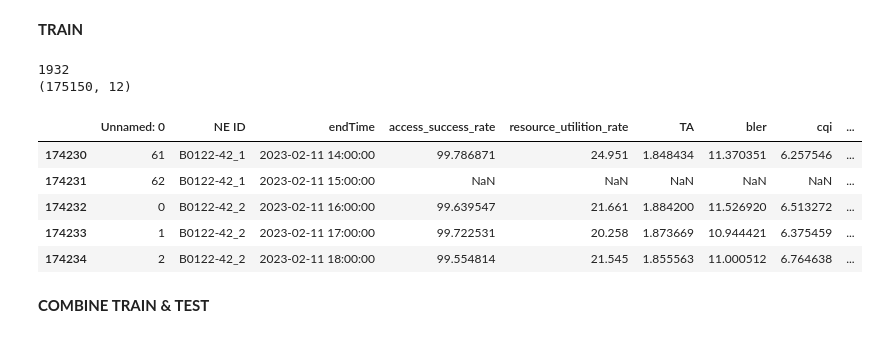
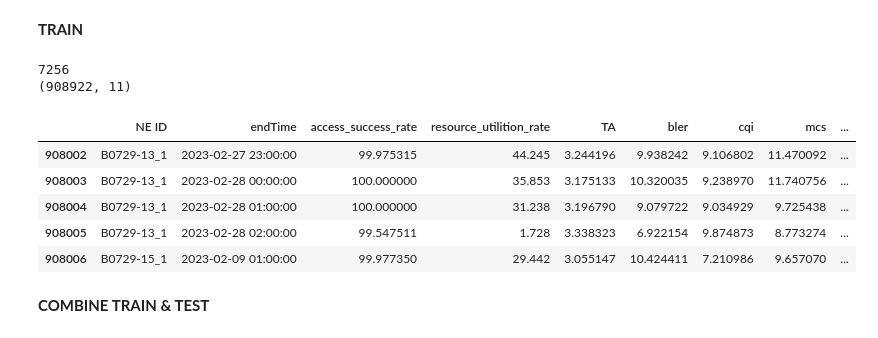
Before and after one commit to ITU-AI-ML-in-5G-Challenge/Fault-impact-analysis-2023-Challenge, a Jupyter notebook: 2. aDATA READING AND VISUALIZATIONS.ipynb, the cells around one changed output. Saved outputs shown, nothing was run; the diff lists cells and outputs as text; code cells hidden in the pictures.

```diff
--- a/2. aDATA READING AND VISUALIZATIONS.ipynb
+++ b/2. aDATA READING AND VISUALIZATIONS.ipynb
@@ -79,5 +31,5 @@ print(test.head())
 # %%
-path=r"D:\ZINDI\TABULAR\Fault Impact Analysis Towards Service-Oriented Network Operation & Maintenanceby ITU\ZINDI\train"
+path=r"F:\ZINDI\validation_clean"
 file_list = os.listdir(path)
 
 all_dataframes_val = []
@@ -85,7 +37,7 @@ for filename in file_list:
     file_path = os.path.join(path, filename)  # Use os.path.join() to get the full file path
     if filename.lower().endswith('.csv'):
         df_val = pd.read_csv(file_path)
-        #df_val=df_val.drop(columns=["Unnamed: 0"])
+        df_val=df_val.drop(columns=["Unnamed: 0"])
         df_val["NE ID"]=df_val["NE ID"]+"_"+filename.split("_")[1].replace(".csv", "").replace(" ", "")
         all_dataframes_val.append(df_val)
 
@@ -102,35 +63,35 @@ test.head()
 # %% [markdown]
 **TRAIN**
 # %%
-path=r"D:\ZINDI\TABULAR\Fault Impact Analysis Towards Service-Oriented Network Operation & Maintenanceby ITU\ZINDI\validation_clean"
+path=r"F:\ZINDI\train"
 file_list = os.listdir(path)
 
 all_dataframes_train = []
 for filename in file_list:
     file_path = os.path.join(path, filename)  # Use os.path.join() to get the full file path
     if filename.lower().endswith('.csv'): #and os.path.getsize(file_path) > 10 * 1024
         df_train = pd.read_csv(file_path)
         df_train["NE ID"]=df_train["NE ID"]+"_"+filename.split("_")[1].replace(".csv", "").replace(" ", "")
         all_dataframes_train.append(df_train)
 
 print(len(all_dataframes_train))
 
 train= pd.concat(all_dataframes_train, axis=0)
 train=train.sort_values(by=["NE ID","endTime"],ascending=True)
 train.to_csv('train.csv',index=False)
 train=pd.read_csv("train.csv")
 train['endTime']=pd.to_datetime(train['endTime'])
 print(train.shape)
 train.tail(1000)[80:85]
 # %% [output]
-1932
-(175150, 12)
+7256
+(908922, 11)
-|  | Unnamed: 0 | NE ID | endTime | access_success_rate | resource_utilition_rate | TA | bler | cqi | ... |
-| 174230 | 61 | B0122-42_1 | 2023-02-11 14:00:00 | 99.786871 | 24.951 | 1.848434 | 11.370351 | 6.257546 | ... |
-| 174231 | 62 | B0122-42_1 | 2023-02-11 15:00:00 | NaN | NaN | NaN | NaN | NaN | ... |
-| 174232 | 0 | B0122-42_2 | 2023-02-11 16:00:00 | 99.639547 | 21.661 | 1.884200 | 11.526920 | 6.513272 | ... |
-| 174233 | 1 | B0122-42_2 | 2023-02-11 17:00:00 | 99.722531 | 20.258 | 1.873669 | 10.944421 | 6.375459 | ... |
-| 174234 | 2 | B0122-42_2 | 2023-02-11 18:00:00 | 99.554814 | 21.545 | 1.855563 | 11.000512 | 6.764638 | ... |
+|  | NE ID | endTime | access_success_rate | resource_utilition_rate | TA | bler | cqi | mcs | ... |
+| 908002 | B0729-13_1 | 2023-02-27 23:00:00 | 99.975315 | 44.245 | 3.244196 | 9.938242 | 9.106802 | 11.470092 | ... |
+| 908003 | B0729-13_1 | 2023-02-28 00:00:00 | 100.000000 | 35.853 | 3.175133 | 10.320035 | 9.238970 | 11.740756 | ... |
+| 908004 | B0729-13_1 | 2023-02-28 01:00:00 | 100.000000 | 31.238 | 3.196790 | 9.079722 | 9.034929 | 9.725438 | ... |
+| 908005 | B0729-13_1 | 2023-02-28 02:00:00 | 99.547511 | 1.728 | 3.338323 | 6.922154 | 9.874873 | 8.773274 | ... |
+| 908006 | B0729-15_1 | 2023-02-09 01:00:00 | 99.977350 | 29.442 | 3.055147 | 10.424411 | 7.210986 | 9.657070 | ... |
 # %% [markdown]
 **COMBINE TRAIN & TEST**
 # %%
```
Also changed, not shown: parts of 21 cells of this notebook.
